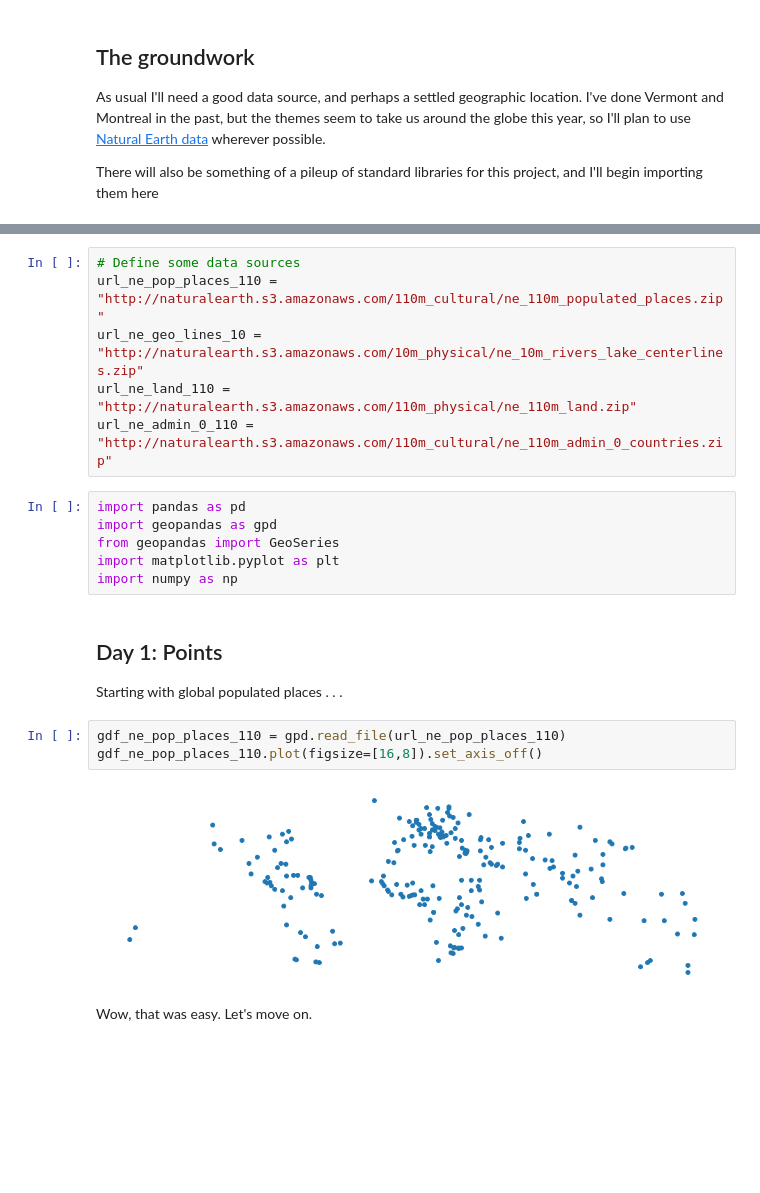
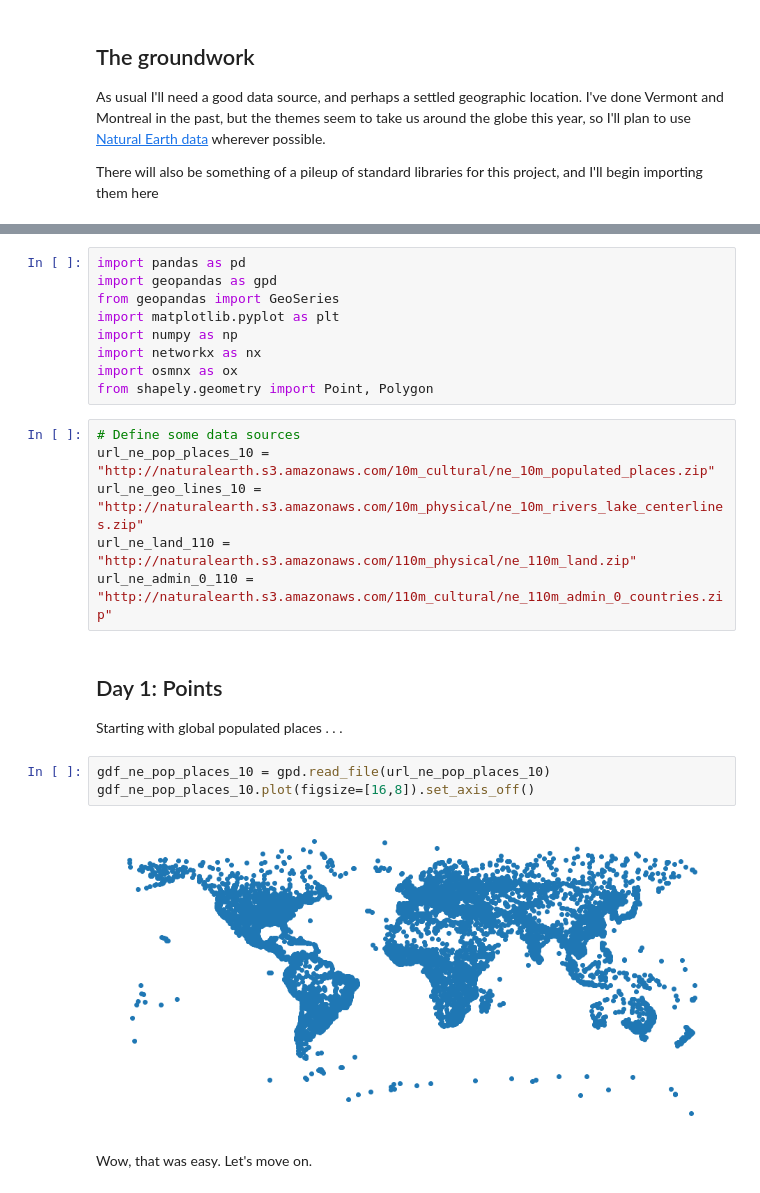
Before and after one commit to wboykinm/maptember, a Jupyter notebook: 2023/maptember_2023.ipynb, the cells around one changed output, grey strips where cells are left out. Saved outputs shown, nothing was run; the diff lists cells and outputs as text; blank space fills up the shorter version.

```diff
--- a/2023/maptember_2023.ipynb
+++ b/2023/maptember_2023.ipynb
@@ -42,23 +30,26 @@ DEPRECATION: mapbox 0.16.1 has a non-standard dependency specifier python-dateut
+# %%
+import pandas as pd
+import geopandas as gpd
+from geopandas import GeoSeries
+import matplotlib.pyplot as plt
+import numpy as np
+import networkx as nx
+import osmnx as ox
+from shapely.geometry import Point, Polygon
 # %%
 # Define some data sources
-url_ne_pop_places_110 = "http://naturalearth.s3.amazonaws.com/110m_cultural/ne_110m_populated_places.zip"
+url_ne_pop_places_10 = "http://naturalearth.s3.amazonaws.com/10m_cultural/ne_10m_populated_places.zip"
 url_ne_geo_lines_10 = "http://naturalearth.s3.amazonaws.com/10m_physical/ne_10m_rivers_lake_centerlines.zip"
 url_ne_land_110 = "http://naturalearth.s3.amazonaws.com/110m_physical/ne_110m_land.zip"
 url_ne_admin_0_110 = "http://naturalearth.s3.amazonaws.com/110m_cultural/ne_110m_admin_0_countries.zip"
-# %%
-import pandas as pd
-import geopandas as gpd
-from geopandas import GeoSeries
-import matplotlib.pyplot as plt
-import numpy as np
 # %% [markdown]
 ## Day 1: Points
 Starting with global populated places . . .
 # %%
-gdf_ne_pop_places_110 = gpd.read_file(url_ne_pop_places_110)
-gdf_ne_pop_places_110.plot(figsize=[16,8]).set_axis_off()
+gdf_ne_pop_places_10 = gpd.read_file(url_ne_pop_places_10)
+gdf_ne_pop_places_10.plot(figsize=[16,8]).set_axis_off()
 # %% [output]
-[figure, old version]
+[figure, new version]
 # %% [markdown]
 Wow, that was easy. Let's move on.
 # %% [markdown]
```
Also changed, not shown: parts of 20 cells of this notebook, 9 other files.
